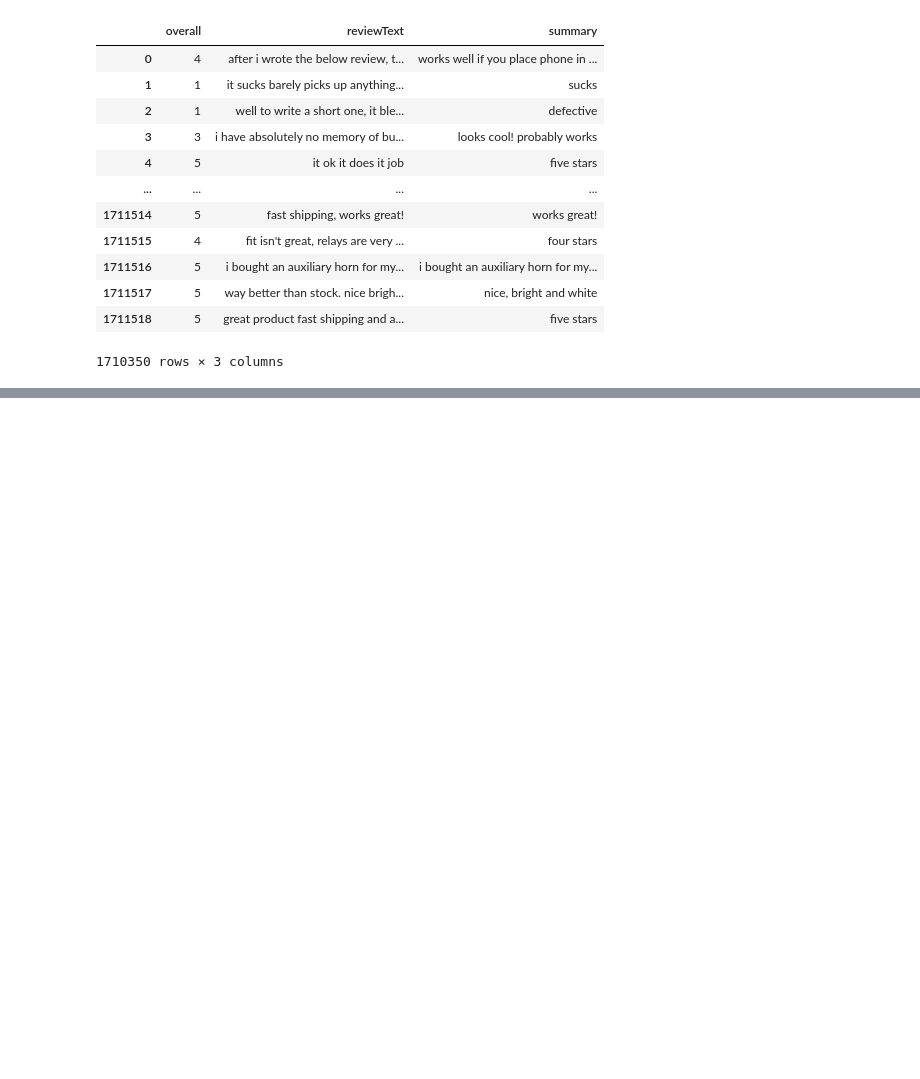
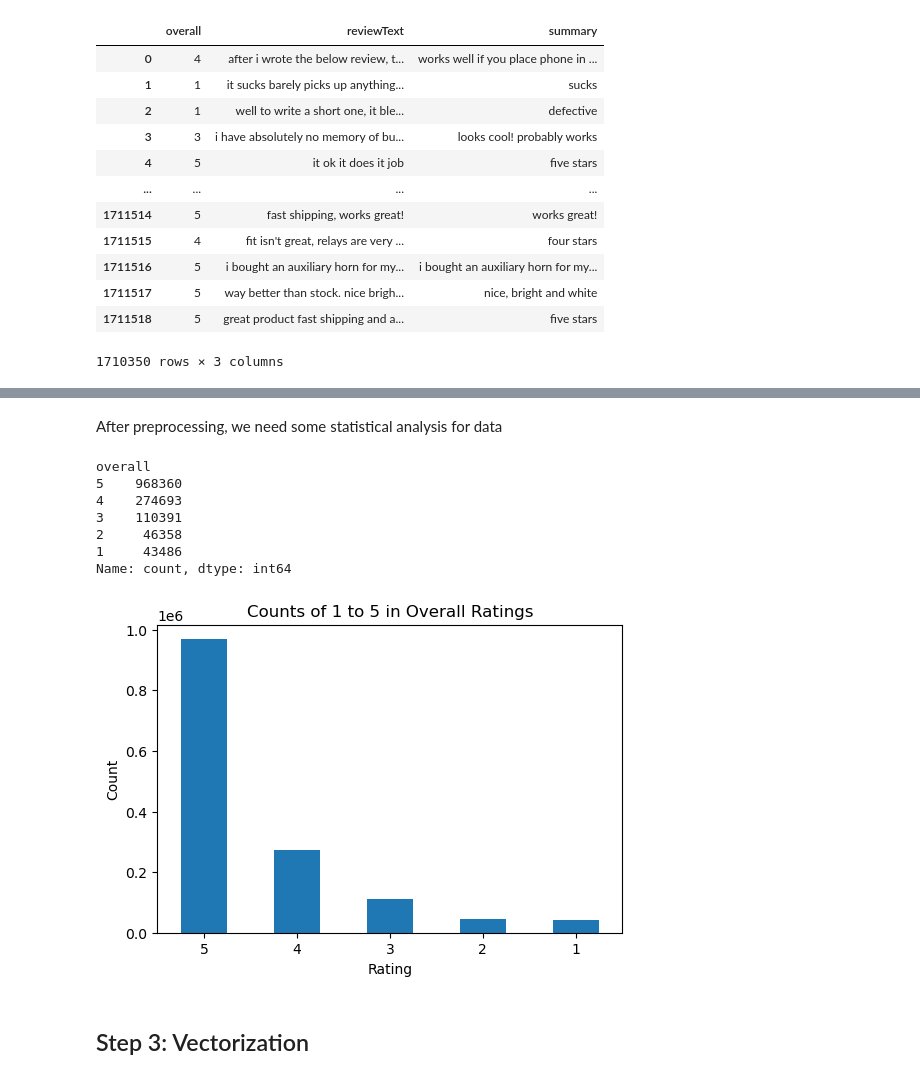
Before and after one commit to victorwang12729/amazon-prediction, a Jupyter notebook: amazon_prediction.ipynb, the cells around one changed output, grey strips where cells are left out. Cells and saved outputs as stored; diff of their text form; code cells hidden in the pictures; blank space fills up the shorter version.

```diff
--- a/amazon_prediction.ipynb
+++ b/amazon_prediction.ipynb
@@ -139,0 +156,24 @@ df_reduced_list['Automotive']
+# %% [markdown]
+After preprocessing, we need some statistical analysis for data
+# %%
+counts = df_CDs['overall'].value_counts()
+print(counts)
+
+plt.figure(figsize=(6, 4))
+counts.plot(kind='bar')
+plt.title('Counts of 1 to 5 in Overall Ratings')
+plt.xlabel('Rating')
+plt.ylabel('Count')
+plt.xticks(rotation=0)
+plt.show()
+# %% [output]
+overall
+5    968360
+4    274693
+3    110391
+2     46358
+1     43486
+Name: count, dtype: int64
+[figure, added]
+# %% [markdown]
+## Step 3: Vectorization
```
Also changed, not shown: parts of 19 cells of this notebook.
